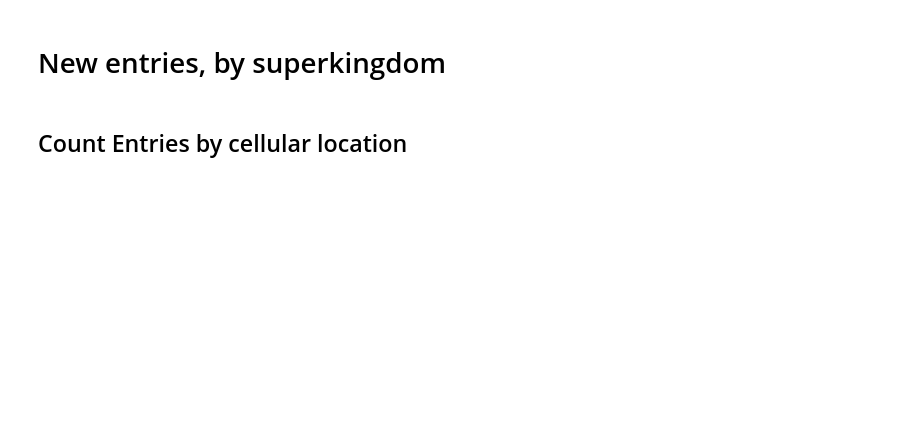
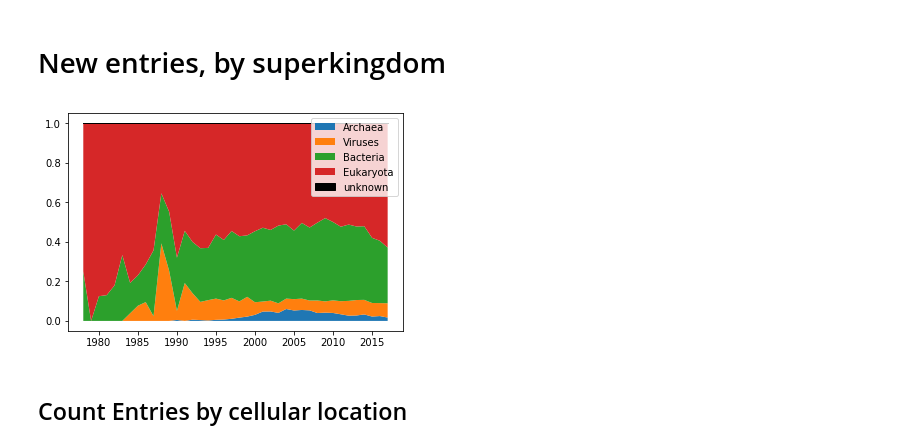
Before and after one commit to PDBeurope/PDBe_Programming, a Jupyter notebook: search_interface/notebooks/Timeline.ipynb, the cells around one changed output. Drawn from its saved outputs; the diff is of its cells as text; code cells hidden in the pictures; blank space fills up the shorter version.

```diff
--- a/search_interface/notebooks/Timeline.ipynb
+++ b/search_interface/notebooks/Timeline.ipynb
@@ -152,16 +153,18 @@ plt.show()
 # %% [markdown]
 # New entries, by superkingdom
 # %%
-
+values = get_values('superkingdom')
 
 timeline = get_timeline('superkingdom')
 
 
-df = get_df(['Archaea',  'Viruses', 'Bacteria','Eukaryota' ], timeline)
+df = get_df({value:value for value in values}, timeline)
 
 plt.figure()
-plot_df(df, ['Archaea',  'Viruses', 'Bacteria','Eukaryota' ])
+plot_df(df, {value: value for value in values})
 plt.legend()
 plt.show()
+# %% [output]
+[figure, added]
 # %% [markdown]
 ## Count Entries by cellular location
```
Also changed, not shown: parts of 5 cells of this notebook.
